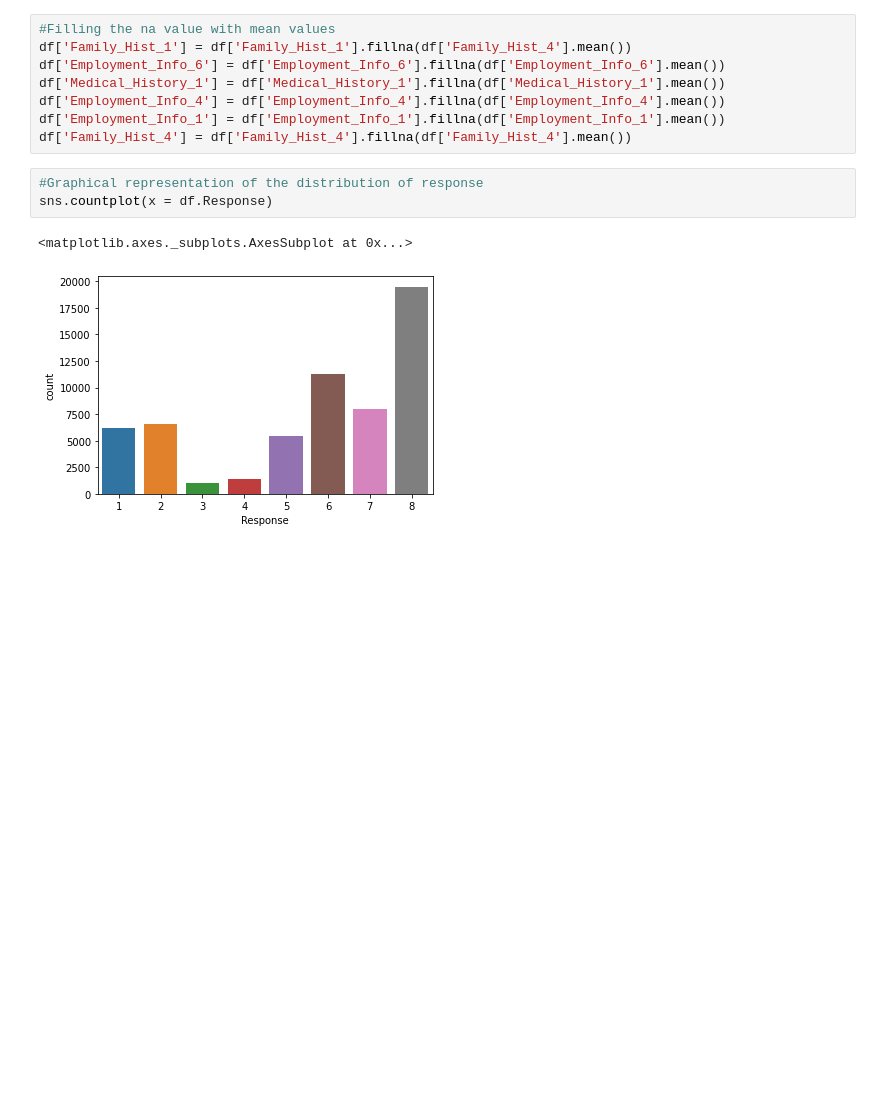
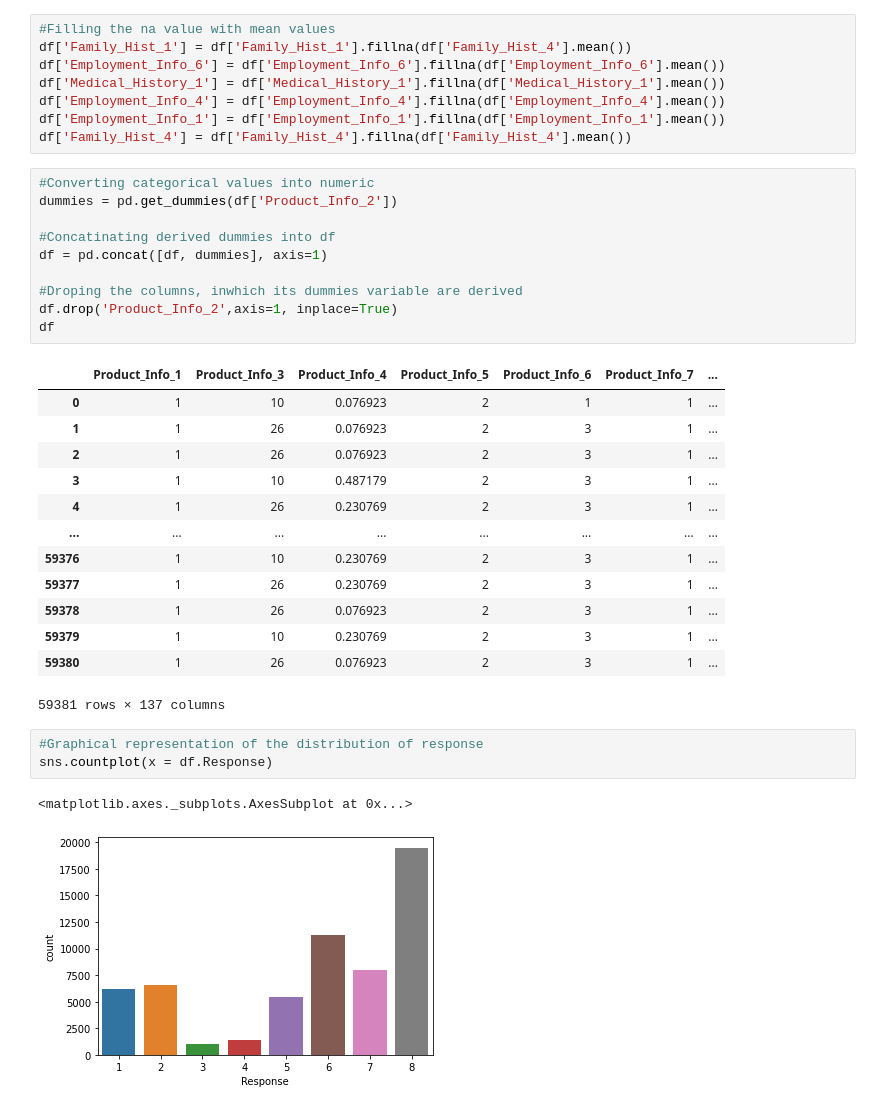
Before and after one commit to Mmbsaksd/Insurance-Claim, a Jupyter notebook: Insurance_claim.ipynb, the cells around one changed output. Saved outputs shown, nothing was run; the diff lists cells and outputs as text; blank space fills up the shorter version.

```diff
--- a/Insurance_claim.ipynb
+++ b/Insurance_claim.ipynb
@@ -173,6 +178,30 @@ df['Medical_History_1'] = df['Medical_History_1'].fillna(df['Medical_History_1']
 df['Employment_Info_4'] = df['Employment_Info_4'].fillna(df['Employment_Info_4'].mean())
 df['Employment_Info_1'] = df['Employment_Info_1'].fillna(df['Employment_Info_1'].mean())
 df['Family_Hist_4'] = df['Family_Hist_4'].fillna(df['Family_Hist_4'].mean())
+# %%
+#Converting categorical values into numeric
+dummies = pd.get_dummies(df['Product_Info_2'])
+
+#Concatinating derived dummies into df
+df = pd.concat([df, dummies], axis=1)
+
+#Droping the columns, inwhich its dummies variable are derived
+df.drop('Product_Info_2',axis=1, inplace=True)
+df
+# %% [output]
+|  | Product_Info_1 | Product_Info_3 | Product_Info_4 | Product_Info_5 | Product_Info_6 | Product_Info_7 | ... |
+| 0 | 1 | 10 | 0.076923 | 2 | 1 | 1 | ... |
+| 1 | 1 | 26 | 0.076923 | 2 | 3 | 1 | ... |
+| 2 | 1 | 26 | 0.076923 | 2 | 3 | 1 | ... |
+| 3 | 1 | 10 | 0.487179 | 2 | 3 | 1 | ... |
+| 4 | 1 | 26 | 0.230769 | 2 | 3 | 1 | ... |
+| ... | ... | ... | ... | ... | ... | ... | ... |
+| 59376 | 1 | 10 | 0.230769 | 2 | 3 | 1 | ... |
+| 59377 | 1 | 26 | 0.230769 | 2 | 3 | 1 | ... |
+| 59378 | 1 | 26 | 0.076923 | 2 | 3 | 1 | ... |
+| 59379 | 1 | 10 | 0.230769 | 2 | 3 | 1 | ... |
+| 59380 | 1 | 26 | 0.076923 | 2 | 3 | 1 | ... |
+59381 rows × 137 columns
 # %%
 #Graphical representation of the distribution of response
 sns.countplot(x = df.Response)
```
Also changed, not shown: parts of 5 cells of this notebook.
